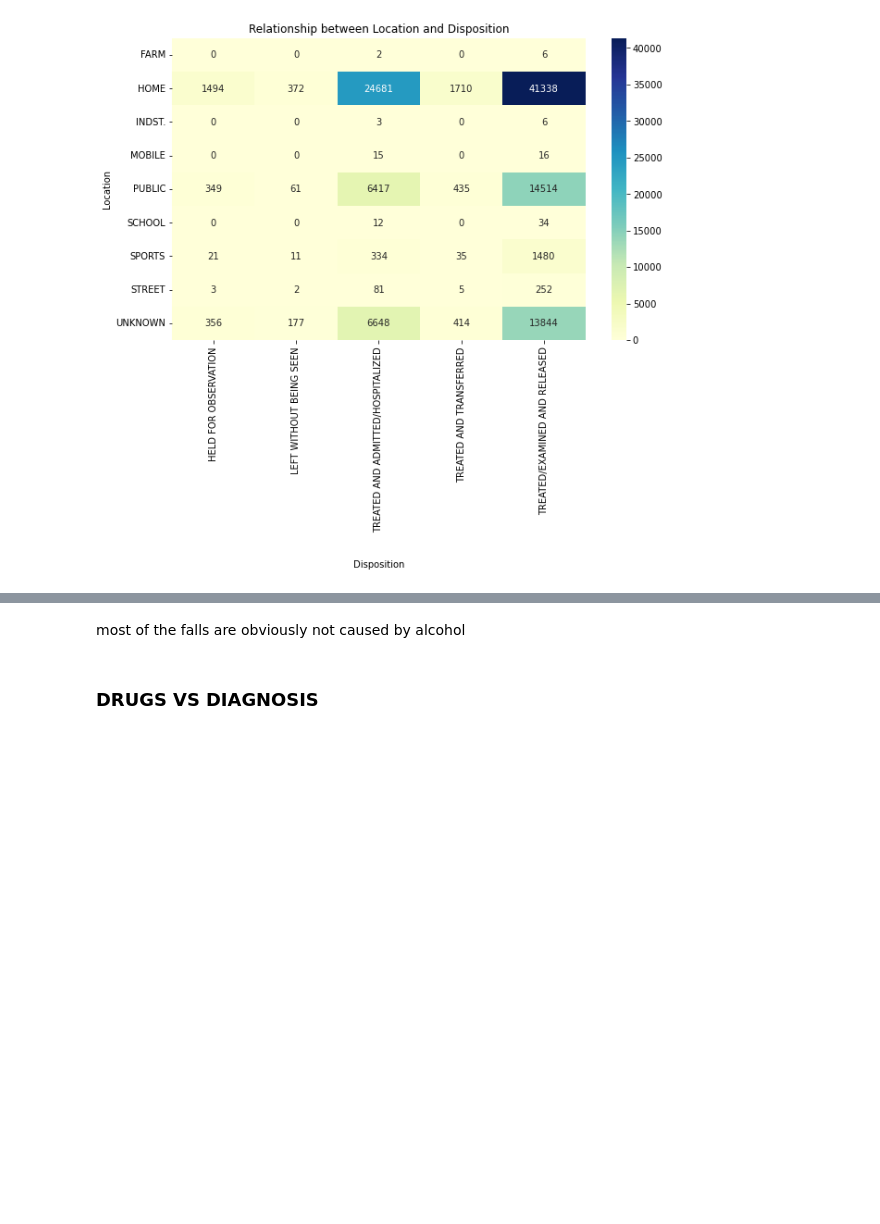
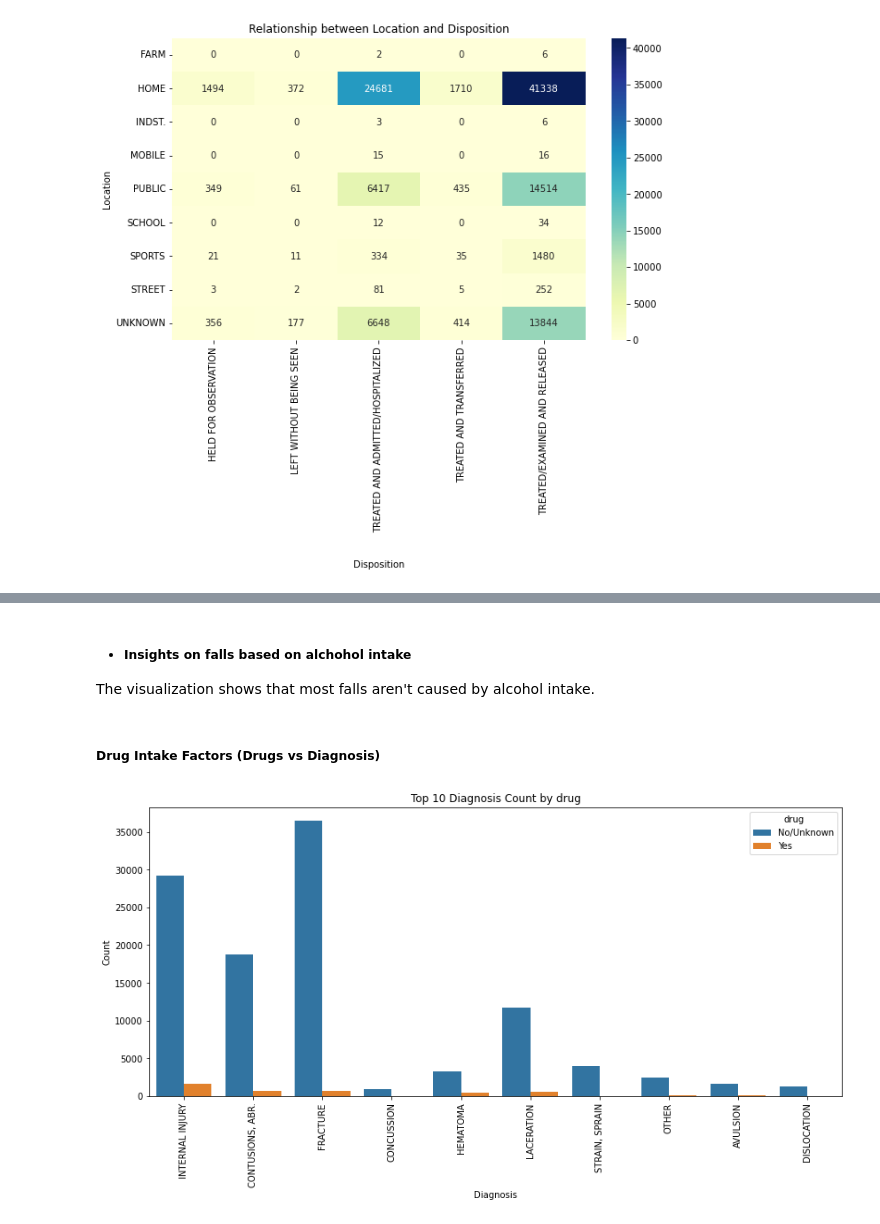
Before and after one commit to Queenvivy/CDC, a Jupyter notebook: CDC Adult Falls Edited.ipynb, the cells around one changed output, grey strips where cells are left out. Drawn from its saved outputs; the diff is of its cells as text; code cells hidden in the pictures; blank space fills up the shorter version.

```diff
--- a/CDC Adult Falls Edited.ipynb
+++ b/CDC Adult Falls Edited.ipynb
@@ -662,15 +711,18 @@ plt.show()
 # %% [markdown]
-most of the falls are obviously not caused by alcohol
+- ##### Insights on falls based on alchohol intake
+The visualization shows that most falls aren't caused by alcohol intake.
 # %% [markdown]
-### DRUGS VS DIAGNOSIS
+##### Drug Intake Factors (Drugs vs Diagnosis)
 # %%
-top_10_diagnosis = decoded_data['diagnosis'].value_counts().head(10).index
-decoded_data_filtered = decoded_data[decoded_data['diagnosis'].isin(top_10_diagnosis)]
 plt.figure(figsize=(14, 6))
+
 sns.countplot(data=decoded_data_filtered, x='diagnosis', hue='drug')
+
 plt.title('Top 10 Diagnosis Count by drug')
 plt.xlabel('Diagnosis')
 plt.ylabel('Count')
-plt.xticks(rotation=90)
-plt.show()
+
+plt.xticks(rotation=90);
+# %% [output]
+[figure, added]
 # %% [markdown]
```
Also changed, not shown: parts of 55 cells of this notebook.
